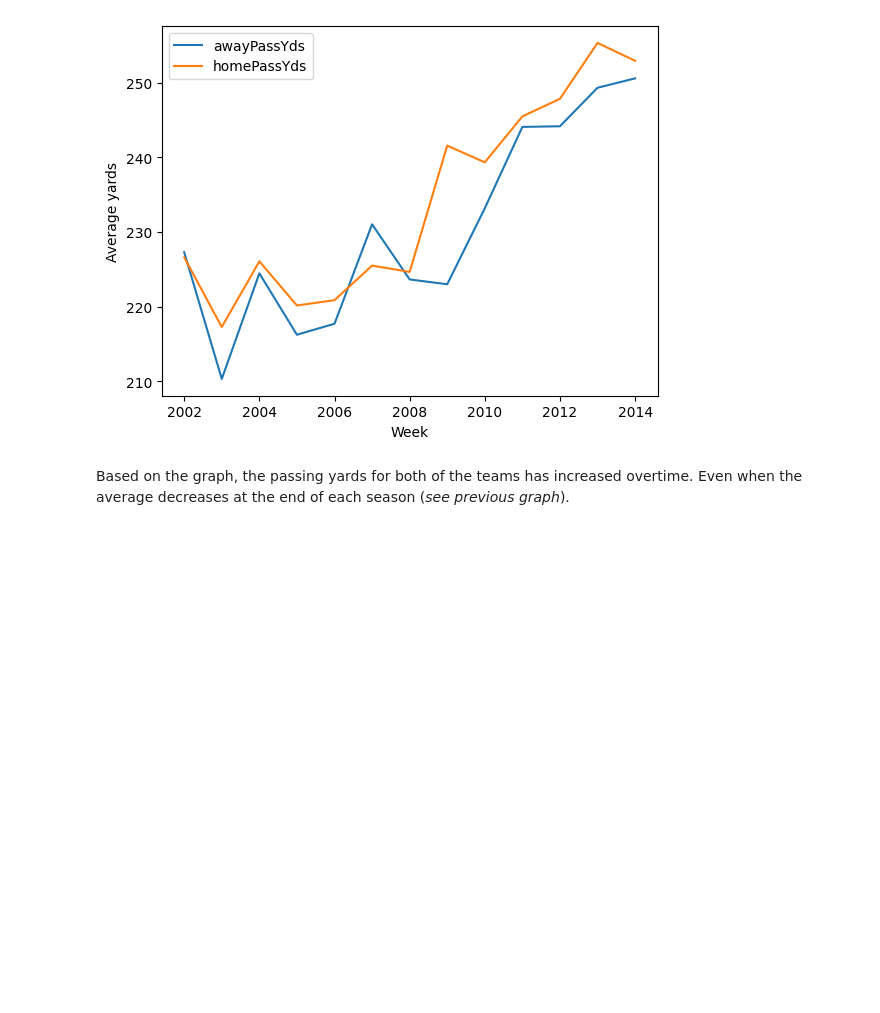
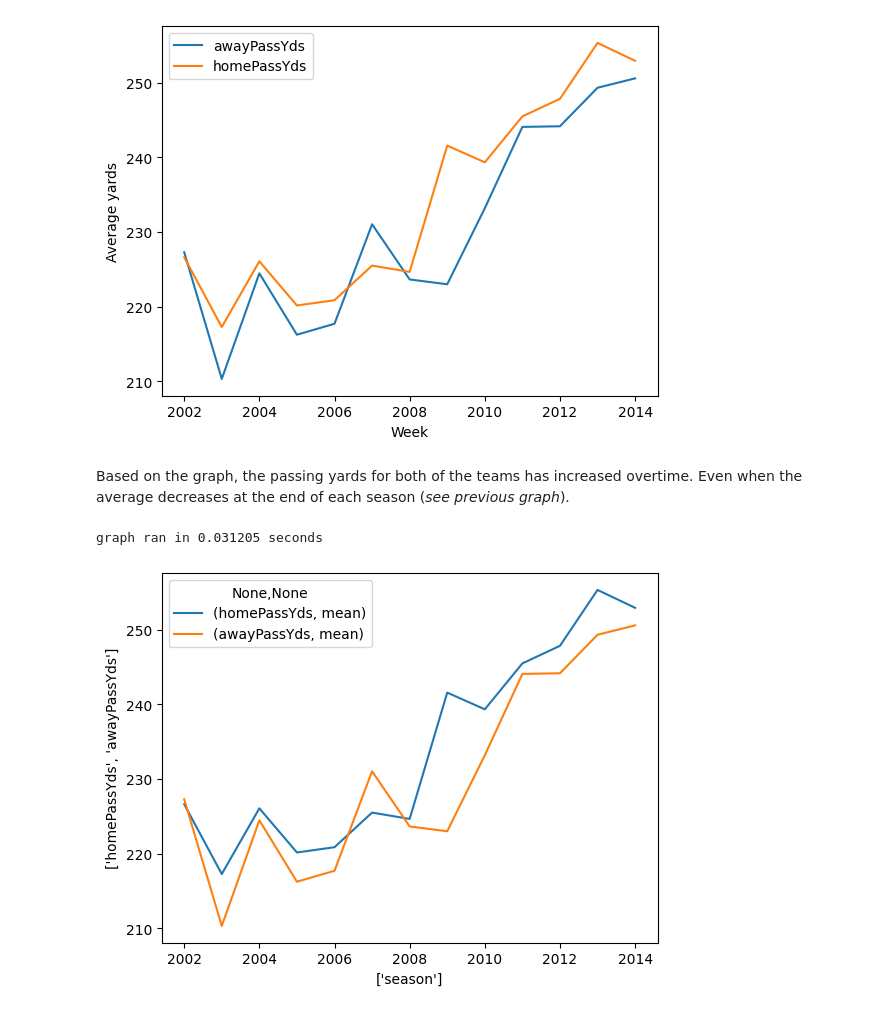
Before and after one commit to YefridC09/ST-554_Big_data_analysis, a Jupyter notebook: HW4_Yefrid_Cordoba.ipynb, the cells around one changed output. Cells and saved outputs as stored; diff of their text form; code cells hidden in the pictures; blank space fills up the shorter version.

```diff
--- a/HW4_Yefrid_Cordoba.ipynb
+++ b/HW4_Yefrid_Cordoba.ipynb
@@ -346,0 +361,19 @@ Based on the graph, the passing yards for both of the teams has increased overti
+# %%
+@timeit
+def graph(Data : pd.DataFrame, var: list[str], Group: list[str], stat: list[str]):
+    '''
+    This function will take a pandas dataframe, graph the especified statistic from
+    the series especified in var, while grouping it by the specified list of groups.
+    '''
+    #for i in range(len(var)):
+    Data.groupby(Group)\
+    [var].agg(stat).plot.line()\
+    .set(xlabel = Group, ylabel = var)
+    #Data.groupby(["season"])\
+ #[[var]].mean().plot.line()
+    return None
+# %%
+graph(nflreg_data, ["homePassYds", "awayPassYds"], ["season"], [ 'mean'])
+# %% [output]
+graph ran in 0.031205 seconds
+[figure, added]
```
Also changed, not shown: parts of 7 cells of this notebook.
